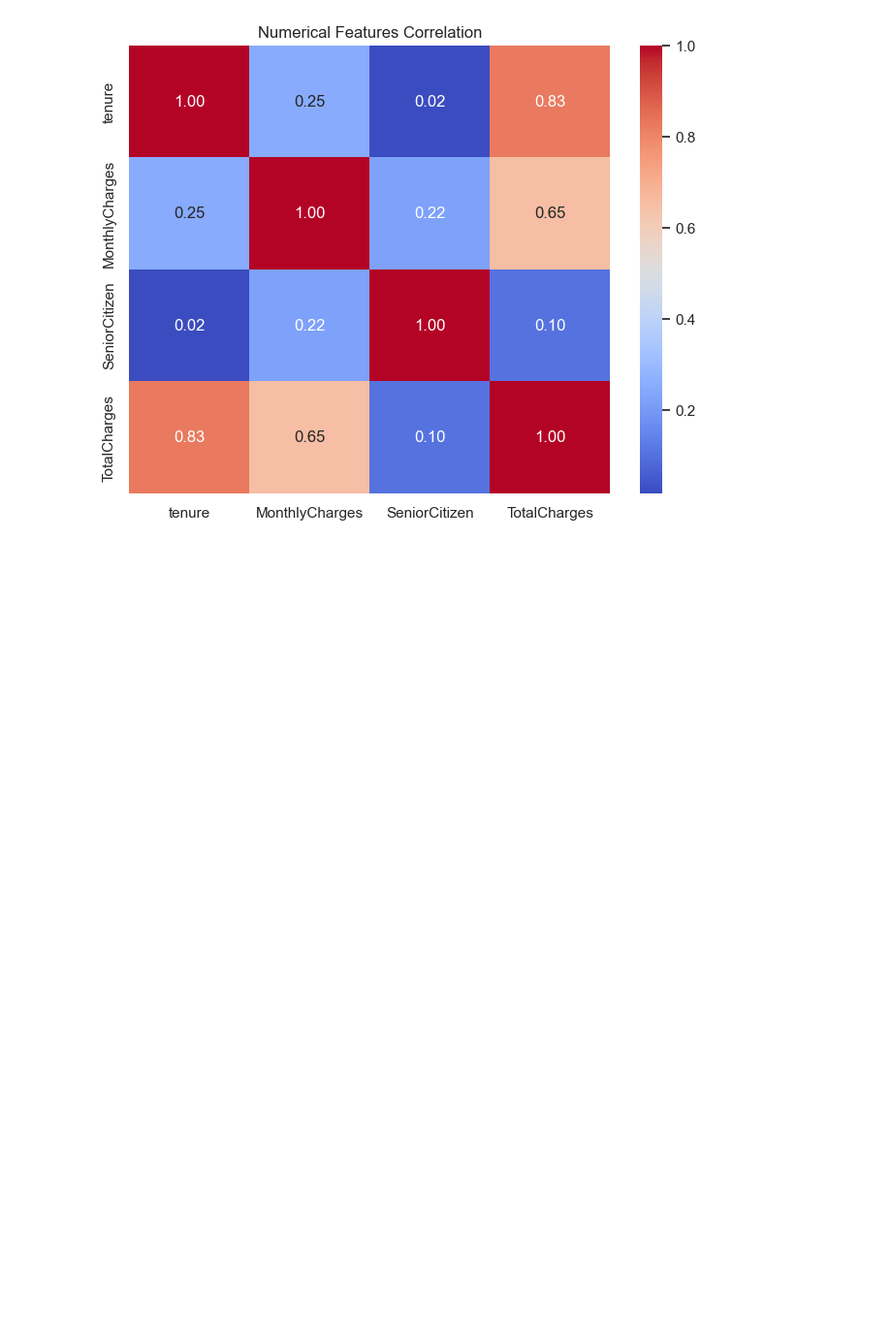
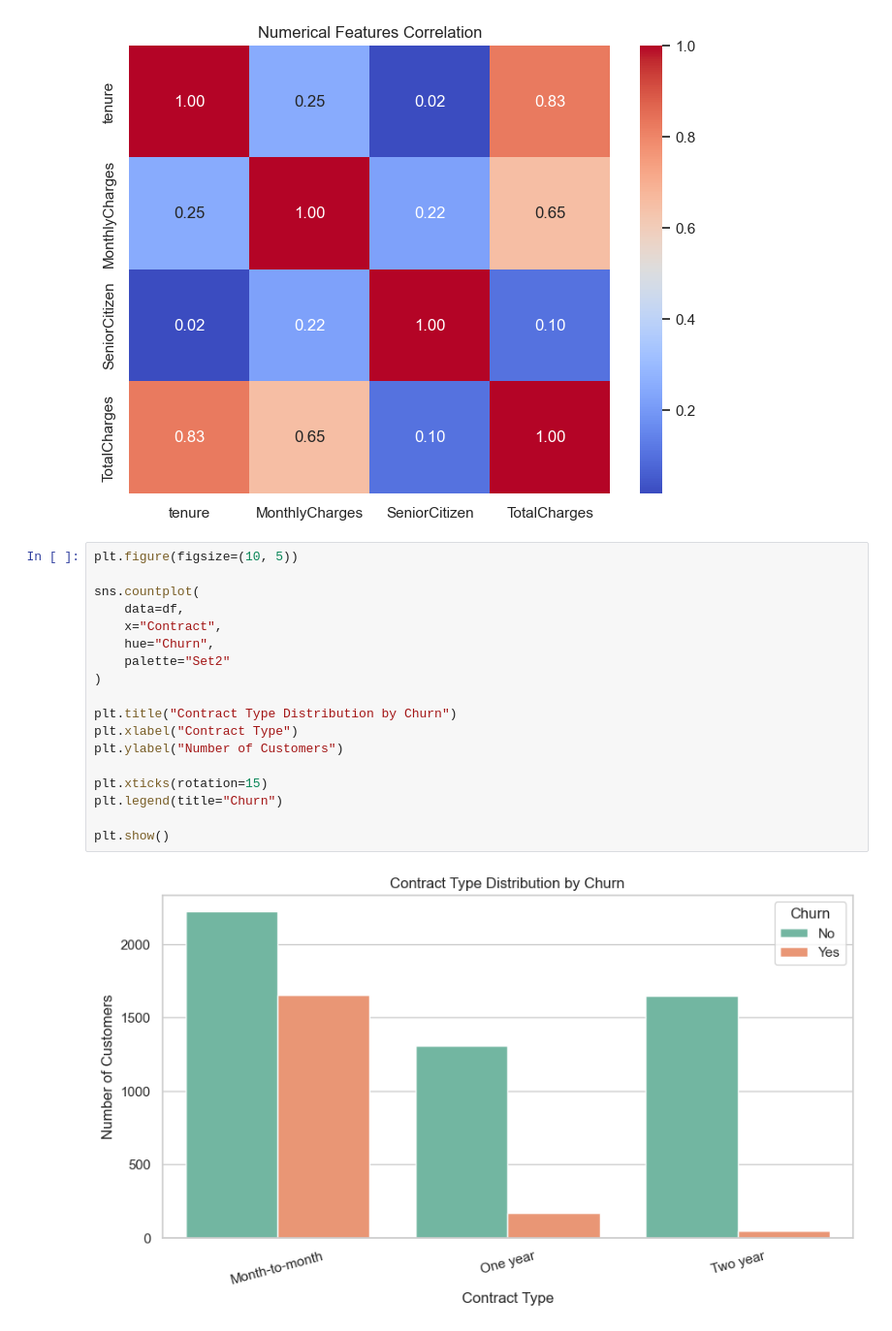
Before and after one commit to msmhtaghavi/customer-churn-prediction, a Jupyter notebook: notebooks/02_eda.ipynb, the cells around one changed output. Shown at 97% size. Drawn from its saved outputs; the diff is of its cells as text; blank space fills up the shorter version.

Commit message:
Analyze categorical features and churn rates

```diff
--- a/notebooks/02_eda.ipynb
+++ b/notebooks/02_eda.ipynb
@@ -270,3 +270,23 @@ plt.title("Numerical Features Correlation")
 plt.show()
 # %% [output]
 [figure]
+# %%
+plt.figure(figsize=(10, 5))
+
+sns.countplot(
+    data=df,
+    x="Contract",
+    hue="Churn",
+    palette="Set2"
+)
+
+plt.title("Contract Type Distribution by Churn")
+plt.xlabel("Contract Type")
+plt.ylabel("Number of Customers")
+
+plt.xticks(rotation=15)
+plt.legend(title="Churn")
+
+plt.show()
+# %% [output]
+[figure, added]
```
Also changed, not shown: parts of 12 cells of this notebook.
